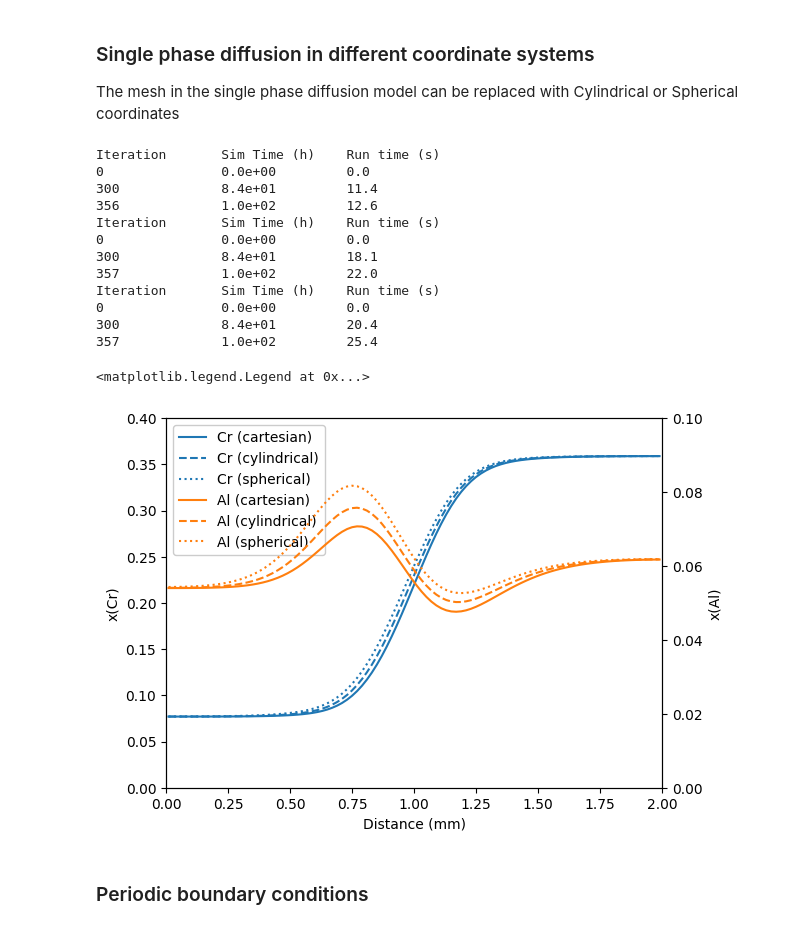
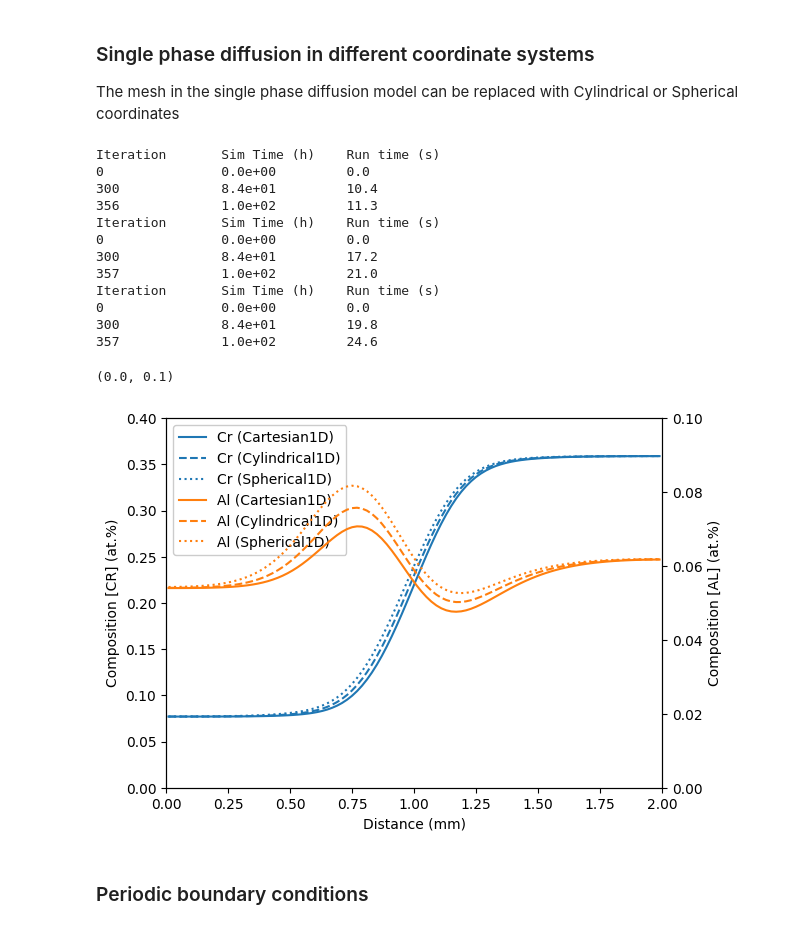
Before and after one commit to materialsgenomefoundation/kawin, a Jupyter notebook: examples/06_Single_Phase_Diffusion.ipynb, the cells around one changed output. Saved outputs shown, nothing was run; the diff lists cells and outputs as text; code cells hidden in the pictures.

```diff
--- a/examples/06_Single_Phase_Diffusion.ipynb
+++ b/examples/06_Single_Phase_Diffusion.ipynb
@@ -25,30 +25,26 @@ Here, a diffusion couple composed of Ni-7.7Cr-5.4Al / Ni-35.9Cr-6.2Al will be us
 
 Plotting functions are stored in the diffusion object and can be used to look at the initial conditions.
 # %%
+import matplotlib.pyplot as plt
 from kawin.diffusion import SinglePhaseModel, TemperatureParameters
 from kawin.diffusion.mesh import ProfileBuilder, StepProfile1D, Cartesian1D
-from kawin.solver import SolverType
-import matplotlib.pyplot as plt
+from kawin.diffusion.Plot import plot1DTwoAxis
 
 #Define mesh spanning between -1mm to 1mm with 100 volume elements
 mesh = Cartesian1D(['CR', 'AL'], [0, 2e-3], 100)
 
 profile = ProfileBuilder()
-profile.addBuildStep(StepProfile1D(1e-3, 0.077, 0.359), 'CR')
-profile.addBuildStep(StepProfile1D(1e-3, 0.054, 0.062), 'AL')
+profile.addBuildStep(StepProfile1D(1e-3, [0.077, 0.054], [0.359, 0.062]), ['CR', 'AL'])
 mesh.setResponseProfile(profile)
+
+temperature = TemperatureParameters(1200+273.15)
+m = SinglePhaseModel(mesh, ['NI', 'CR', 'AL'], ['FCC_A1'],
+                     thermodynamics=therm, temperatureParameters=temperature, record=False)
 
 fig, axL = plt.subplots()
 axR = axL.twinx()
-axL.plot(mesh.z*1000, mesh.y[:,0], color='C0', label='CR')
-axR.plot(mesh.z*1000, mesh.y[:,1], color='C1', label='AL')
-axL.set_xlim([0, 2])
+plot1DTwoAxis(m, 'CR', 'AL', zScale=1e-3, axL=axL, axR=axR)
 axL.set_xlabel('Distance (mm)')
 axL.set_ylim([0, 0.4])
-axL.set_ylabel('x(Cr)')
 axR.set_ylim([0, 0.1])
-axR.set_ylabel('x(Al)')
-linesL, labelsL = axL.get_legend_handles_labels()
-linesR, labelsR = axR.get_legend_handles_labels()
-axL.legend(linesL+linesR, labelsL+labelsR, framealpha=1)
 # %% [output]
@@ -97,46 +84,40 @@ The mesh in the single phase diffusion model can be replaced with Cylindrical or
 # %%
 from kawin.diffusion.mesh import Cylindrical1D, Spherical1D
 meshes = [
     Cartesian1D(['CR', 'AL'], [0, 2e-3], 100),
     Cylindrical1D(['CR', 'AL'], [0, 2e-3], 100),
     Spherical1D(['CR', 'AL'], [0, 2e-3], 100)
 ]
 linestyles = ['-', '--', ':']
 labels = ['cartesian', 'cylindrical', 'spherical']
 fig, axL = plt.subplots()
 axR = axL.twinx()
 for i, mesh in enumerate(meshes):
     mesh.setResponseProfile(profile)
     m = SinglePhaseModel(mesh, ['NI', 'CR', 'AL'], ['FCC_A1'], therm, temperature, record=False)
     m.solve(100*3600, solverType = SolverType.EXPLICITEULER, verbose=True, vIt=300)
 
-    axL.plot(mesh.z*1000, mesh.y[:,0], color='C0', linestyle=linestyles[i], label=f'Cr ({labels[i]})')
-    axR.plot(mesh.z*1000, mesh.y[:,1], color='C1', linestyle=linestyles[i], label=f'Al ({labels[i]})')
+    plot1DTwoAxis(m, 'CR', 'AL', zScale=1e-3, axL=axL, axR=axR, linestyle=linestyles[i],
+                  label={'AL': f'Al ({mesh.__class__.__name__})', 'CR': f'Cr ({mesh.__class__.__name__})'})
 
-axL.set_xlim([0, 2])
 axL.set_xlabel('Distance (mm)')
 axL.set_ylim([0, 0.4])
-axL.set_ylabel('x(Cr)')
 axR.set_ylim([0, 0.1])
-axR.set_ylabel('x(Al)')
-linesL, labelsL = axL.get_legend_handles_labels()
-linesR, labelsR = axR.get_legend_handles_labels()
-axL.legend(linesL+linesR, labelsL+labelsR, framealpha=1)
 # %% [output]
 Iteration       Sim Time (h)    Run time (s)
 0               0.0e+00         0.0
-300             8.4e+01         11.4
-356             1.0e+02         12.6
+300             8.4e+01         10.4
+356             1.0e+02         11.3
 Iteration       Sim Time (h)    Run time (s)
 0               0.0e+00         0.0
-300             8.4e+01         18.1
-357             1.0e+02         22.0
+300             8.4e+01         17.2
+357             1.0e+02         21.0
 Iteration       Sim Time (h)    Run time (s)
 0               0.0e+00         0.0
-300             8.4e+01         20.4
-357             1.0e+02         25.4
+300             8.4e+01         19.8
+357             1.0e+02         24.6
-<matplotlib.legend.Legend at 0x...>
+(0.0, 0.1)
-[figure, old version]
+[figure, new version]
 # %% [markdown]
 ### Periodic boundary conditions
 # %%
```
Also changed, not shown: parts of 6 cells of this notebook, 5 other files.
